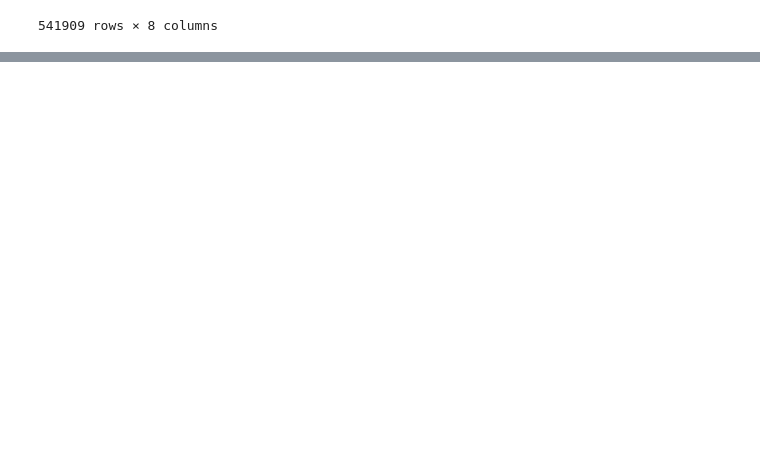
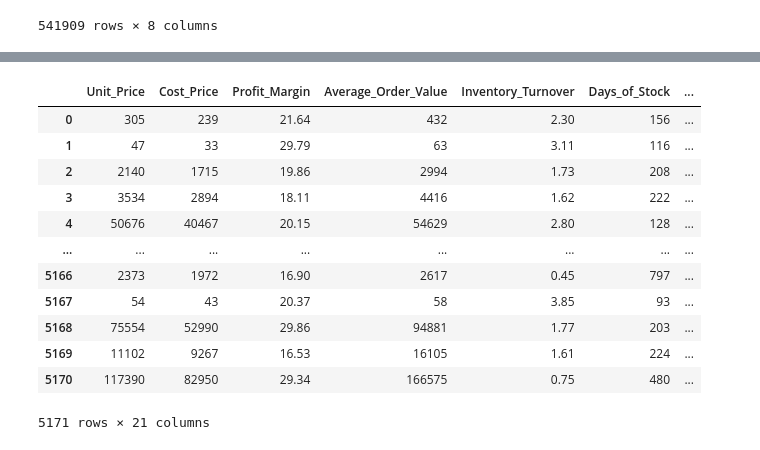
Before and after one commit to ualjeb/ITVedantWork, a Jupyter notebook: Work/DMS/NumpyPandas.ipynb, the cells around one changed output, grey strips where cells are left out. Saved outputs shown, nothing was run; the diff lists cells and outputs as text; code cells hidden in the pictures; blank space fills up the shorter version.

Commit message:
Tableau work added
For Tableau

```diff
--- a/Work/DMS/NumpyPandas.ipynb
+++ b/Work/DMS/NumpyPandas.ipynb
@@ -359,0 +461,3 @@ df0
+# %%
+df1=pd.read_csv('/content/Retail_Dataset_Modified.csv')
+df1.columns
@@ -359,0 +479,16 @@ df0
+# %%
+df1.select_dtypes(exclude='object')
+# %% [output]
+|  | Unit_Price | Cost_Price | Profit_Margin | Average_Order_Value | Inventory_Turnover | Days_of_Stock | ... |
+| 0 | 305 | 239 | 21.64 | 432 | 2.30 | 156 | ... |
+| 1 | 47 | 33 | 29.79 | 63 | 3.11 | 116 | ... |
+| 2 | 2140 | 1715 | 19.86 | 2994 | 1.73 | 208 | ... |
+| 3 | 3534 | 2894 | 18.11 | 4416 | 1.62 | 222 | ... |
+| 4 | 50676 | 40467 | 20.15 | 54629 | 2.80 | 128 | ... |
+| ... | ... | ... | ... | ... | ... | ... | ... |
+| 5166 | 2373 | 1972 | 16.90 | 2617 | 0.45 | 797 | ... |
+| 5167 | 54 | 43 | 20.37 | 58 | 3.85 | 93 | ... |
+| 5168 | 75554 | 52990 | 29.86 | 94881 | 1.77 | 203 | ... |
+| 5169 | 11102 | 9267 | 16.53 | 16105 | 1.61 | 224 | ... |
+| 5170 | 117390 | 82950 | 29.34 | 166575 | 0.75 | 480 | ... |
+5171 rows × 21 columns
```
Also changed, not shown: parts of 17 cells of this notebook, 11 other files.
